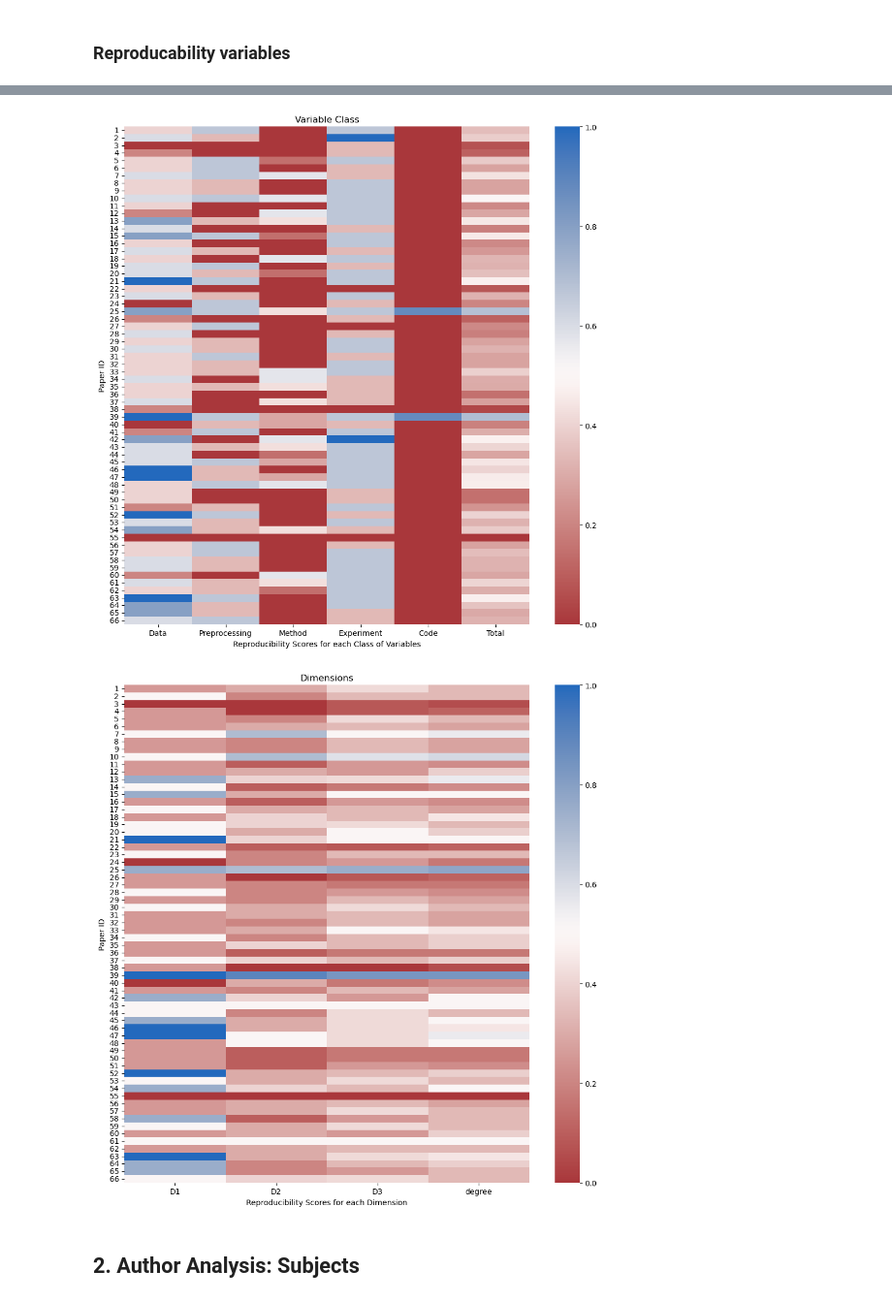
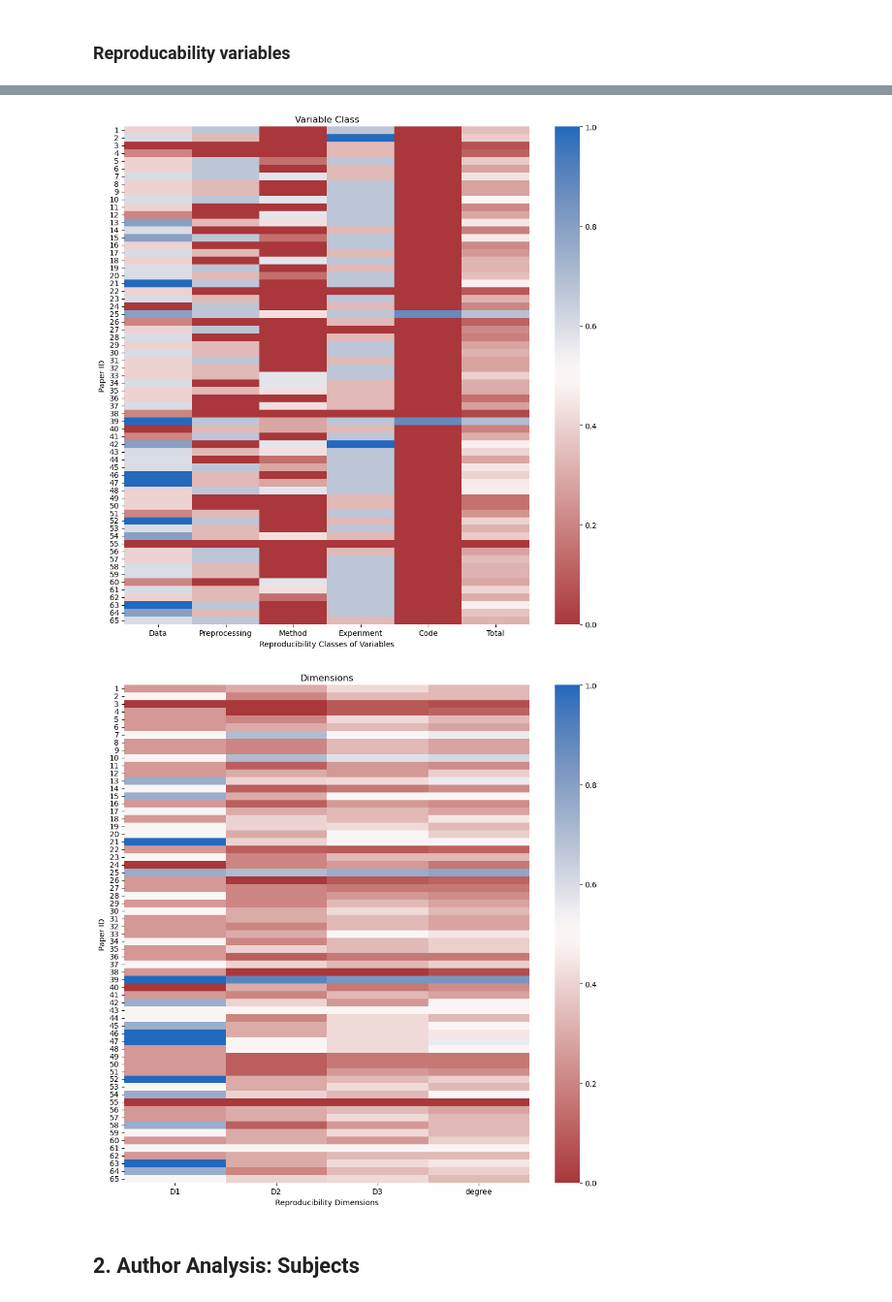
Before and after one commit to michad1111/reproducibility-analysis-ml-based-fdd-hvac, a Jupyter notebook: notebooks/3_data_analysis.ipynb, the cells around one changed output, grey strips where cells are left out. Shown at 97% size. Drawn from its saved outputs; the diff is of its cells as text; code cells hidden in the pictures.

```diff
--- a/notebooks/3_data_analysis.ipynb
+++ b/notebooks/3_data_analysis.ipynb
@@ -15,7 +15,7 @@ save_files = False
 # %% [markdown]
 ## Load data
 # %%
-data = pd.read_csv('../data/papers_reviewed_cleaned.csv', index_col=0)
+data = pd.read_csv('../data/papers_reviewed_reprod_variables.csv', index_col=0)
 data.head(5)
 # %% [output]
 |  | DOI | DOI_short | Methodology | Publisher | Year | data_listed | data_metadata | data_stats | ... |
@@ -211,6 +211,6 @@ In the following different data visualization are conducted.
 ### Reproducability variables
 # %%
 gen_heatmap(numeric_data.drop(columns=["DOI", "DOI_short", "Methodology", "Publisher", "Year"]), title='Reproducibility Variables', xlabel='Reproducibility Variables', save='../results/heatmap_variables.pdf')
-gen_heatmap(scores, title='Reproducibility Scores for each Class of Variables', xlabel='Variable Class')
-gen_heatmap(dimensions, title='Reproducibility Scores for each Dimension', xlabel='Dimensions')
+gen_heatmap(scores, title='Reproducibility Classes of Variables', xlabel='Variable Class')
+gen_heatmap(dimensions, title='Reproducibility Dimensions', xlabel='Dimensions')
 # %% [output]
@@ -218,5 +218,5 @@ gen_heatmap(dimensions, title='Reproducibility Scores for each Dimension', xlabe
-[figure, old version]
+[figure, new version]
-[figure, old version]
+[figure, new version]
 # %% [markdown]
 ## 2. Author Analysis: Subjects
 # %% [markdown]
```
Also changed, not shown: parts of 6 cells of this notebook, 5 other files.
